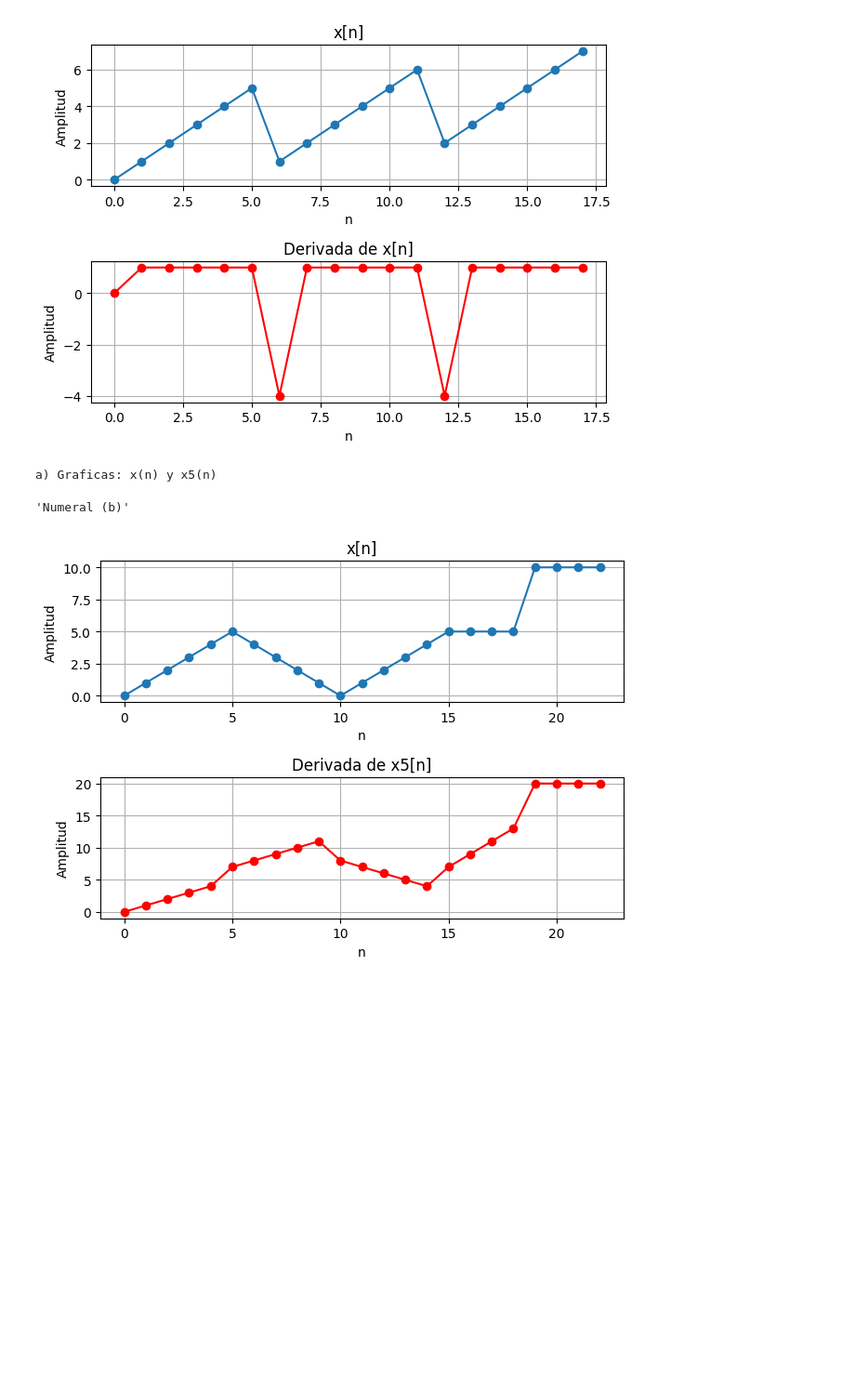
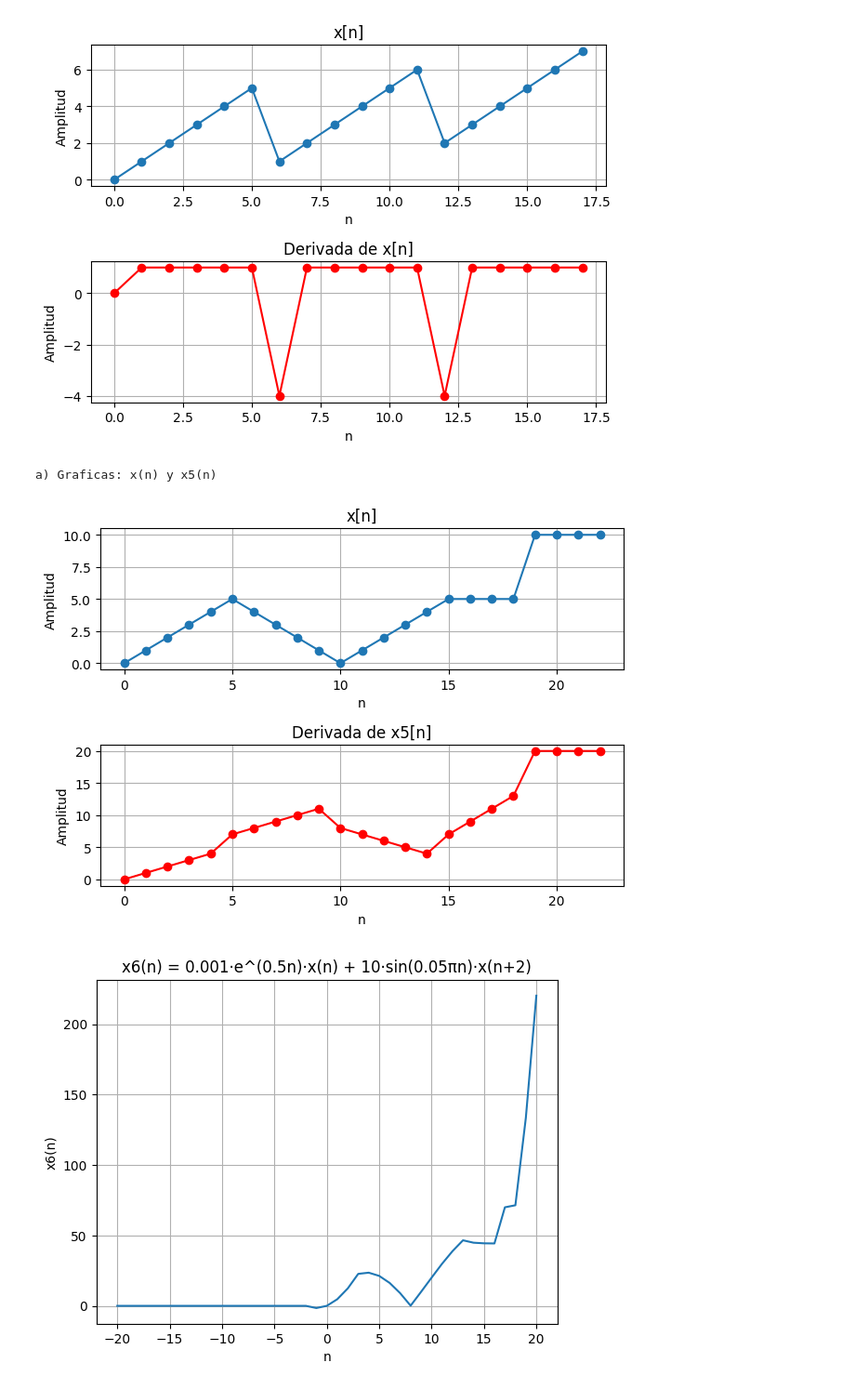
Before and after one commit to velezosoriofabio/Laboratorio_Biosenales, a Jupyter notebook: Practica2_senales y sistemas discretos/Senales_discretas.ipynb, the cells around one changed output. Shown at 93% size. Saved outputs shown, nothing was run; the diff lists cells and outputs as text; code cells hidden in the pictures; blank space fills up the shorter version.

Commit message:
grafica punto 5, numeral b

```diff
--- a/Practica2_senales y sistemas discretos/Senales_discretas.ipynb
+++ b/Practica2_senales y sistemas discretos/Senales_discretas.ipynb
@@ -196,9 +196,39 @@ plt.xlabel("n")
 plt.ylabel("Amplitud")
 plt.grid()
 plt.tight_layout()
-
-'''Numeral (b)'''
 # %% [output]
 a) Graficas: x(n) y x5(n)
-'Numeral (b)'
 [figure]
+# %%
+# Rango de nm
+n = np.arange(-20, 21)
+
+# x(n) definido solo desde 0 a 22 (tu secuencia original)
+x_definido = np.array([0,1,2,3,4,5,4,3,2,1,0,1,2,3,4,5,5,5,5,10,10,10,10])
+n_x = np.arange(0, len(x_definido))
+
+# Creamos x(n) extendido en el rango -20 a 20, rellenando con 0 donde no esté definido
+x = np.zeros_like(n, dtype=float)
+
+for i, ni in enumerate(n):
+    if 0 <= ni < len(x_definido):
+        x[i] = x_definido[ni]
+    else:
+        x[i] = 0
+
+# Crear x(n+2), o sea desplazar x(n) 2 a la izquierda (llenando con ceros al final)
+x_n_plus_2 = np.zeros_like(x)
+x_n_plus_2[:-2] = x[2:]  # valores de x desde posición 2 en adelante
+
+# Fórmula de x6(n)
+x6 = 0.001 * np.exp(0.5 * n) * x + 10 * np.sin(0.05 * np.pi * n) * x_n_plus_2
+
+# Graficar
+plt.plot(n, x6)
+plt.title("x6(n) = 0.001·e^(0.5n)·x(n) + 10·sin(0.05πn)·x(n+2)")
+plt.xlabel("n")
+plt.ylabel("x6(n)")
+plt.grid(True)
+plt.show()
+# %% [output]
+[figure, added]
```
